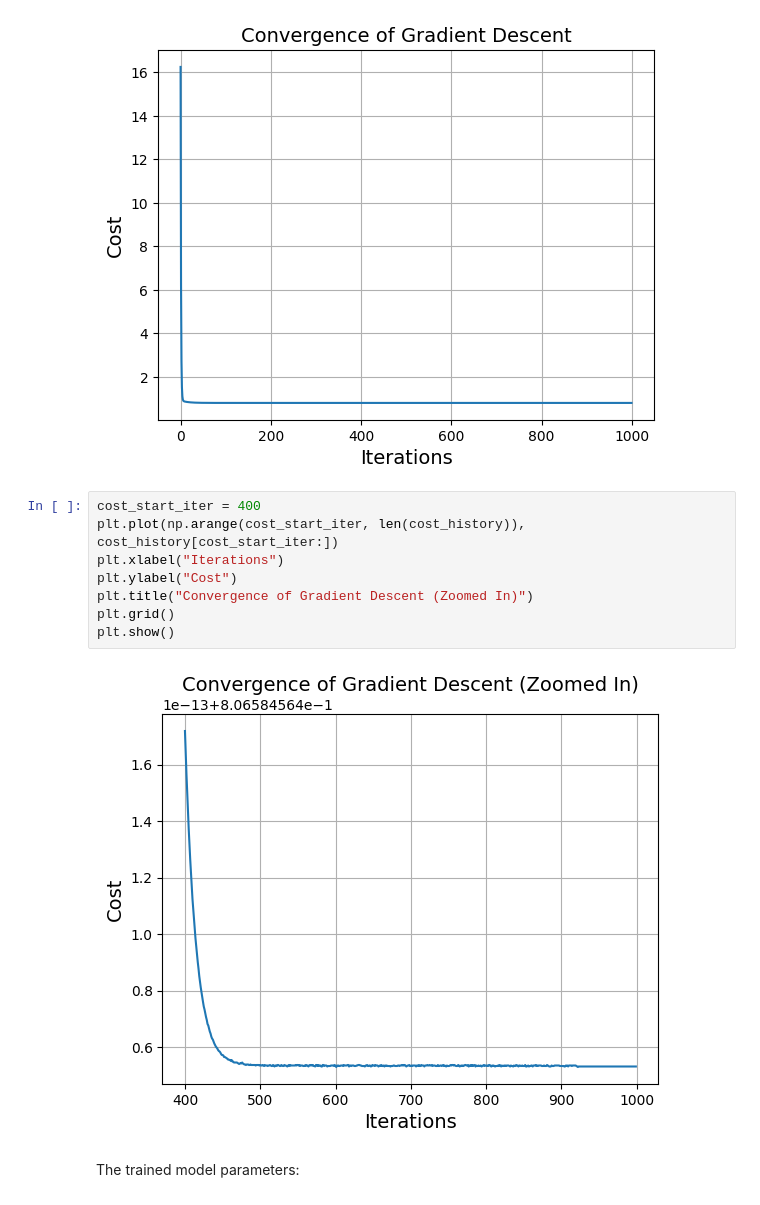
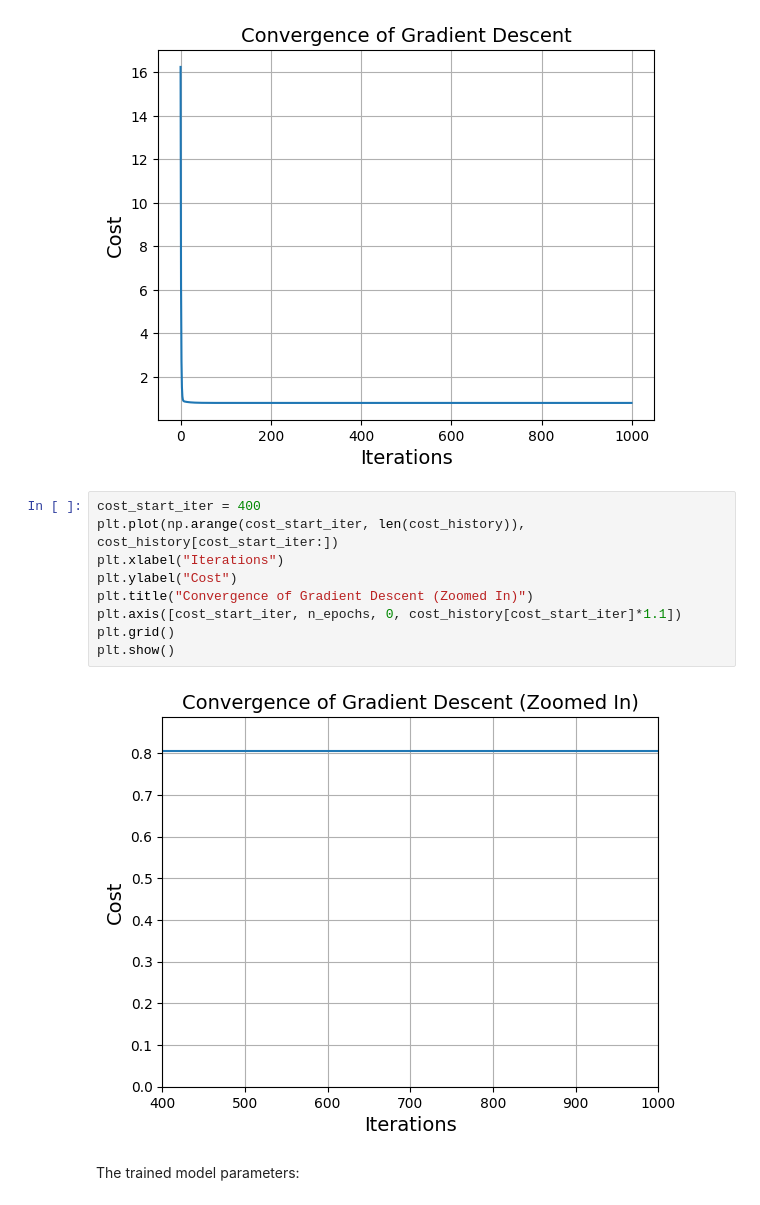
Before and after one commit to Ronald6635/handson-ml3, a Jupyter notebook: 04_training_linear_models.ipynb, the cells around one changed output. Drawn from its saved outputs; the diff is of its cells as text.

```diff
--- a/04_training_linear_models.ipynb
+++ b/04_training_linear_models.ipynb
@@ -379,13 +389,14 @@ plt.show()
 # %%
 cost_start_iter = 400
 plt.plot(np.arange(cost_start_iter, len(cost_history)), cost_history[cost_start_iter:])
 plt.xlabel("Iterations")
 plt.ylabel("Cost")
 plt.title("Convergence of Gradient Descent (Zoomed In)")
+plt.axis([cost_start_iter, n_epochs, 0, cost_history[cost_start_iter]*1.1])
 plt.grid()
 plt.show()
 # %% [output]
-[figure, old version]
+[figure, new version]
 # %% [markdown]
 The trained model parameters:
 # %%
```
Also changed, not shown: parts of 18 cells of this notebook, 2 other files.
